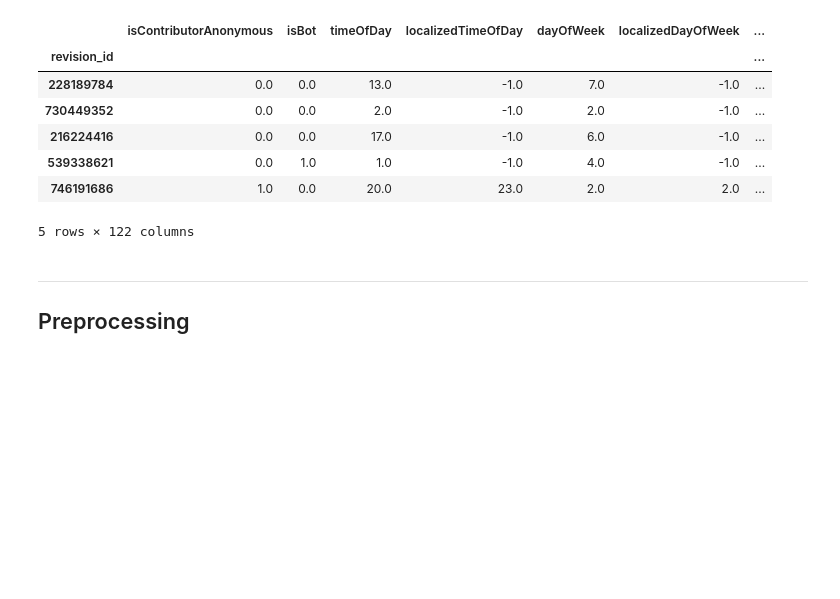
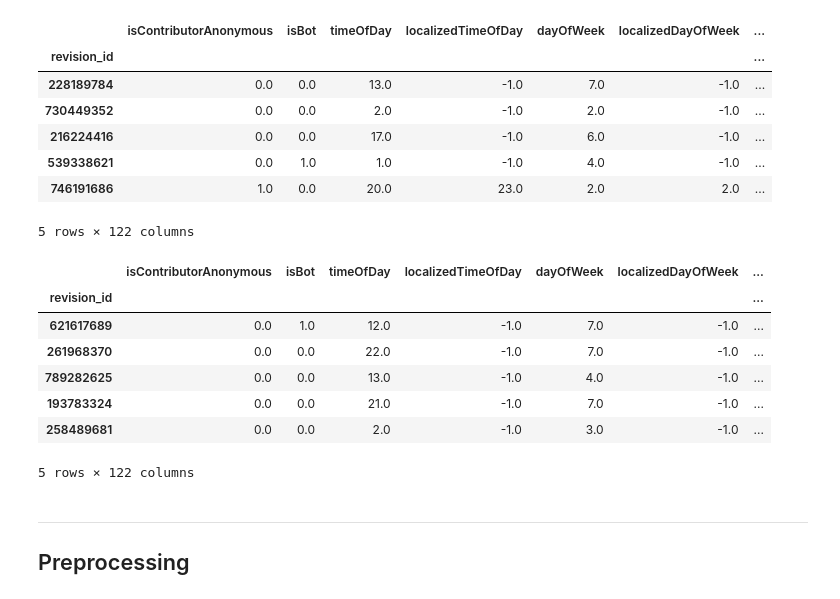
Before and after one commit to HPI-Information-Systems/wikipediatablevandalism, a Jupyter notebook: vandalism-classifier/stacked_single_label_classifier_corpus_evaluation.ipynb, the cells around one changed output. Saved outputs shown, nothing was run; the diff lists cells and outputs as text; code cells hidden in the pictures; blank space fills up the shorter version.

```diff
--- a/vandalism-classifier/stacked_single_label_classifier_corpus_evaluation.ipynb
+++ b/vandalism-classifier/stacked_single_label_classifier_corpus_evaluation.ipynb
@@ -41,3 +41,14 @@ df.head()
 | 539338621 | 0.0 | 1.0 | 1.0 | -1.0 | 4.0 | -1.0 | ... |
 | 746191686 | 1.0 | 0.0 | 20.0 | 23.0 | 2.0 | 2.0 | ... |
 5 rows × 122 columns
+# %%
+unbiased_df.head()
+# %% [output]
+|  | isContributorAnonymous | isBot | timeOfDay | localizedTimeOfDay | dayOfWeek | localizedDayOfWeek | ... |
+| revision_id |  |  |  |  |  |  | ... |
+| 621617689 | 0.0 | 1.0 | 12.0 | -1.0 | 7.0 | -1.0 | ... |
+| 261968370 | 0.0 | 0.0 | 22.0 | -1.0 | 7.0 | -1.0 | ... |
+| 789282625 | 0.0 | 0.0 | 13.0 | -1.0 | 4.0 | -1.0 | ... |
+| 193783324 | 0.0 | 0.0 | 21.0 | -1.0 | 7.0 | -1.0 | ... |
+| 258489681 | 0.0 | 0.0 | 2.0 | -1.0 | 3.0 | -1.0 | ... |
+5 rows × 122 columns
```
Also changed, not shown: parts of 7 cells of this notebook, 2 other files.
